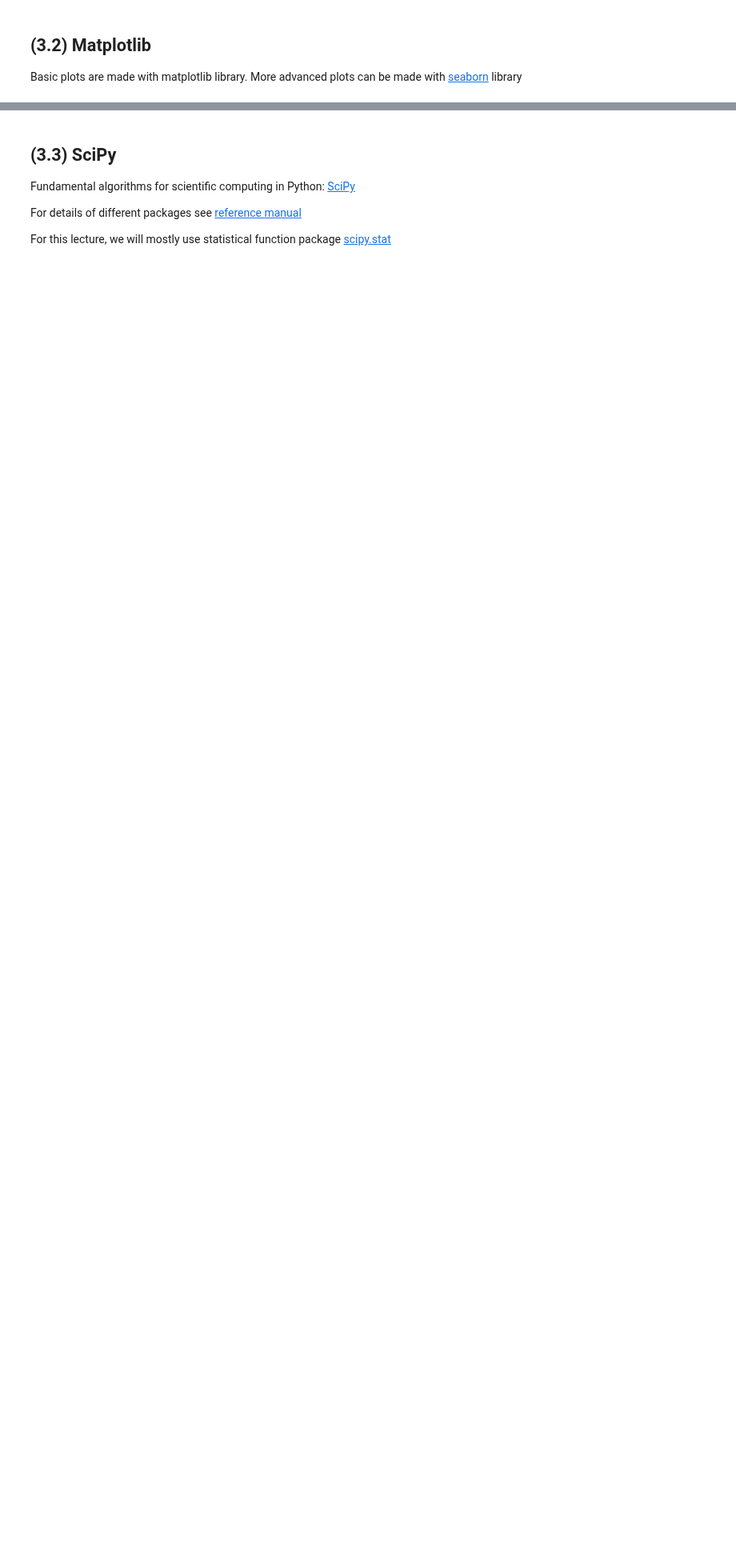
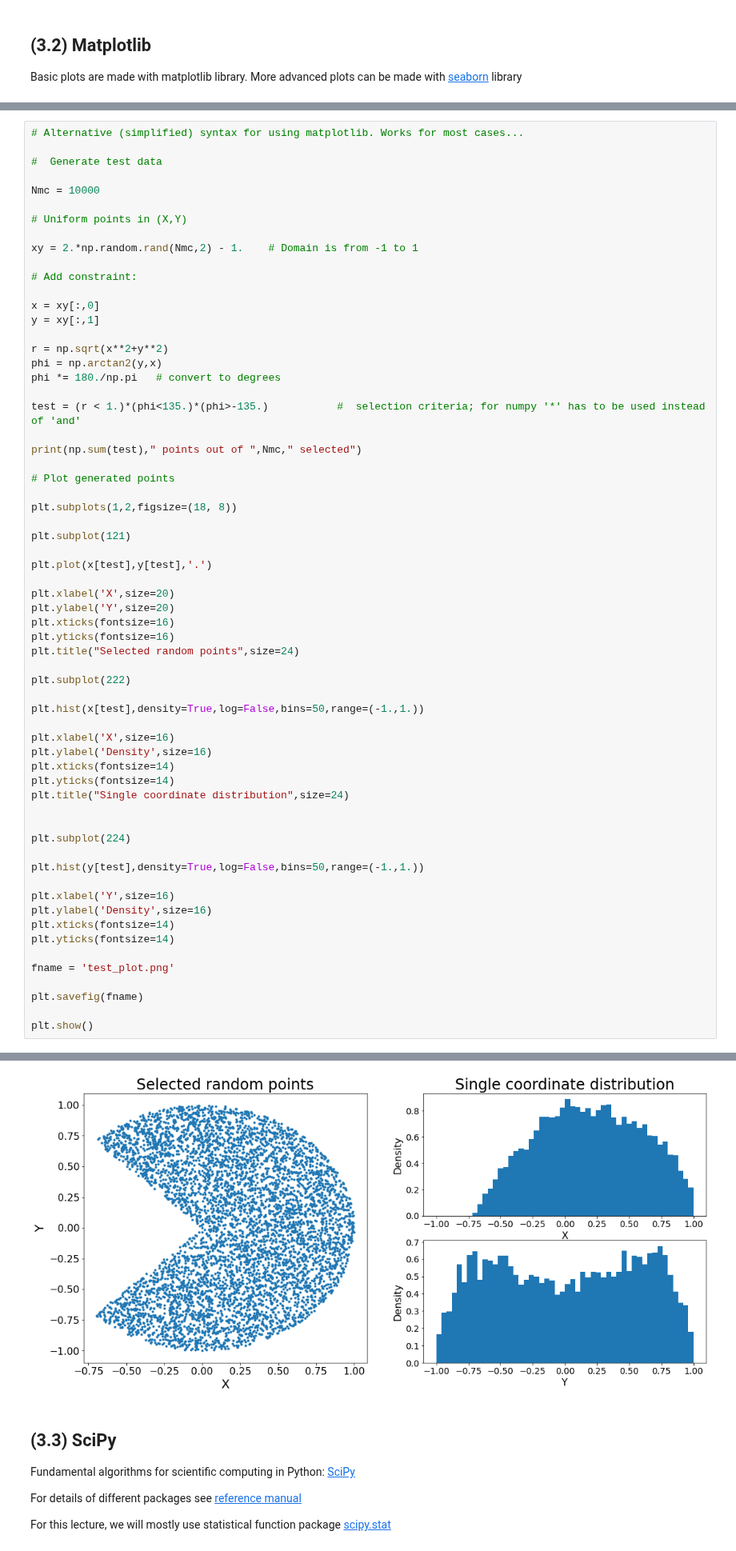
Before and after one commit to zarnecki/SAED, a Jupyter notebook: 02_Python/02_Python_Introduction.ipynb, the cells around one changed output, grey strips where cells are left out. Shown at 80% size. Cells and saved outputs as stored; diff of their text form; blank space fills up the shorter version.

```diff
--- a/02_Python/02_Python_Introduction.ipynb
+++ b/02_Python/02_Python_Introduction.ipynb
@@ -555,0 +493,64 @@ plt.show()
+# %%
+# Alternative (simplified) syntax for using matplotlib. Works for most cases...
+
+#  Generate test data
+
+Nmc = 10000
+
+# Uniform points in (X,Y)
+
+xy = 2.*np.random.rand(Nmc,2) - 1.    # Domain is from -1 to 1
+
+# Add constraint:
+
+x = xy[:,0]
+y = xy[:,1]
+
+r = np.sqrt(x**2+y**2)
+phi = np.arctan2(y,x)
+phi *= 180./np.pi   # convert to degrees
+
+test = (r < 1.)*(phi<135.)*(phi>-135.)           #  selection criteria; for numpy '*' has to be used instead of 'and'
+
+print(np.sum(test)," points out of ",Nmc," selected")
+
+# Plot generated points
+
+plt.subplots(1,2,figsize=(18, 8))
+
+plt.subplot(121)
+
+plt.plot(x[test],y[test],'.')
+
+plt.xlabel('X',size=20)
+plt.ylabel('Y',size=20)
+plt.xticks(fontsize=16)
+plt.yticks(fontsize=16)
+plt.title("Selected random points",size=24)
+
+plt.subplot(222)
+
+plt.hist(x[test],density=True,log=False,bins=50,range=(-1.,1.))
+
+plt.xlabel('X',size=16)
+plt.ylabel('Density',size=16)
+plt.xticks(fontsize=14)
+plt.yticks(fontsize=14)
+plt.title("Single coordinate distribution",size=24)
+
+
+plt.subplot(224)
+
+plt.hist(y[test],density=True,log=False,bins=50,range=(-1.,1.))
+
+plt.xlabel('Y',size=16)
+plt.ylabel('Density',size=16)
+plt.xticks(fontsize=14)
+plt.yticks(fontsize=14)
+
+fname = 'test_plot.png'
+
+plt.savefig(fname)
+
+plt.show()
+# %% [output]
@@ -556,3 +558,4 @@ plt.show()
+[figure, added]
 # %% [markdown]
 ## (3.3) SciPy
 
```
Also changed, not shown: parts of 6 cells of this notebook.
